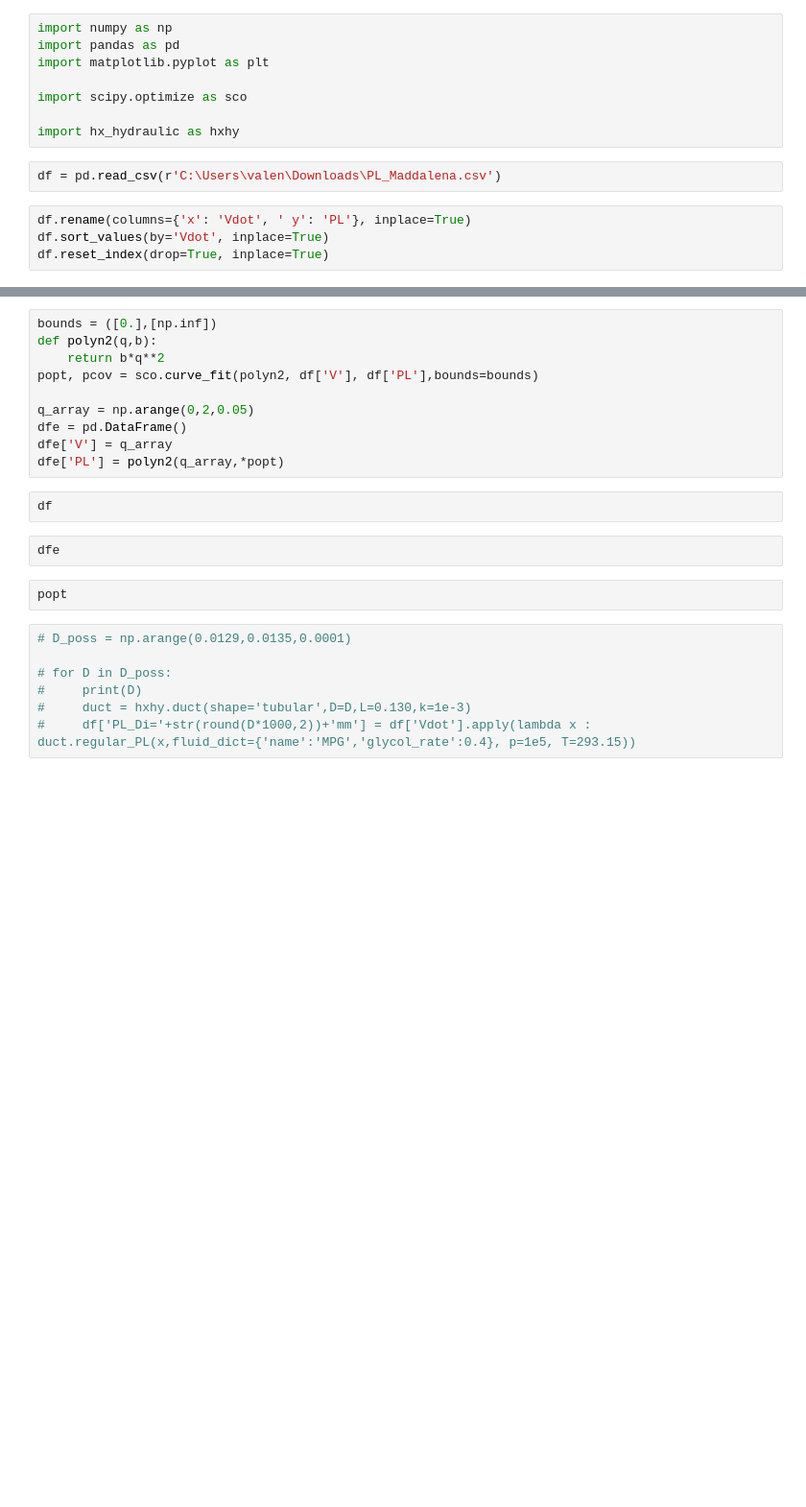
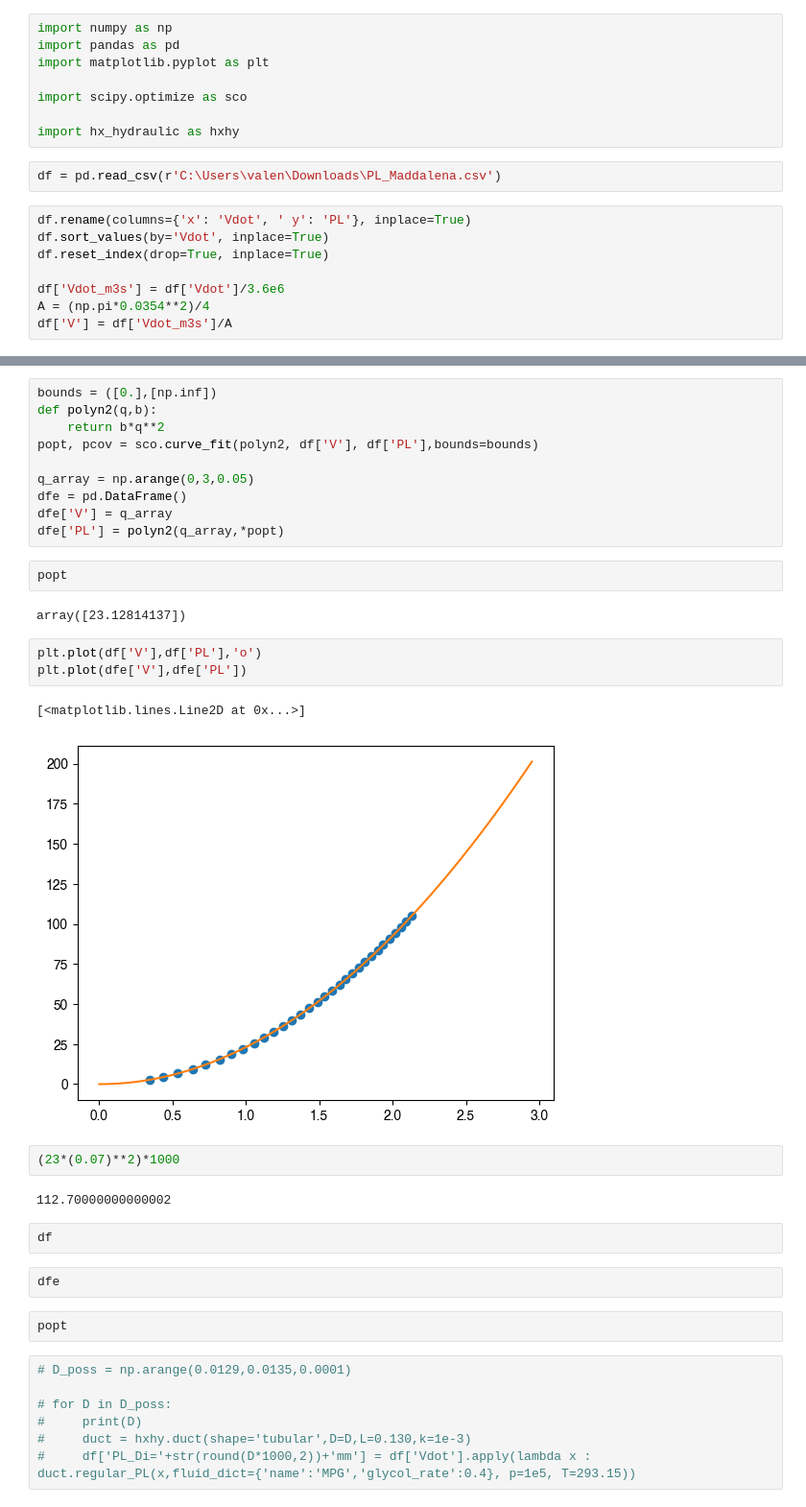
Before and after one commit to valentindelachaux/parallel-flow-distribution-pressure-loss, a Jupyter notebook: maddalena.ipynb, the cells around one changed output, grey strips where cells are left out. Shown at 96% size. Saved outputs shown, nothing was run; the diff lists cells and outputs as text; blank space fills up the shorter version.

```diff
--- a/maddalena.ipynb
+++ b/maddalena.ipynb
@@ -12,3 +12,7 @@ df = pd.read_csv(r'C:\Users\valen\Downloads\PL_Maddalena.csv')
 df.rename(columns={'x': 'Vdot', ' y': 'PL'}, inplace=True)
 df.sort_values(by='Vdot', inplace=True)
 df.reset_index(drop=True, inplace=True)
+
+df['Vdot_m3s'] = df['Vdot']/3.6e6
+A = (np.pi*0.0354**2)/4
+df['V'] = df['Vdot_m3s']/A
@@ -22,10 +42,24 @@ def polyn2(q,b):
     return b*q**2
 popt, pcov = sco.curve_fit(polyn2, df['V'], df['PL'],bounds=bounds)
 
-q_array = np.arange(0,2,0.05)
+q_array = np.arange(0,3,0.05)
 dfe = pd.DataFrame()
 dfe['V'] = q_array
 dfe['PL'] = polyn2(q_array,*popt)
+# %%
+popt
+# %% [output]
+array([23.12814137])
+# %%
+plt.plot(df['V'],df['PL'],'o')
+plt.plot(dfe['V'],dfe['PL'])
+# %% [output]
+[<matplotlib.lines.Line2D at 0x...>]
+[figure, added]
+# %%
+(23*(0.07)**2)*1000
+# %% [output]
+112.70000000000002
 # %%
 df
 # %%
```
Also changed, not shown: parts of 2 cells of this notebook, 5 other files.
